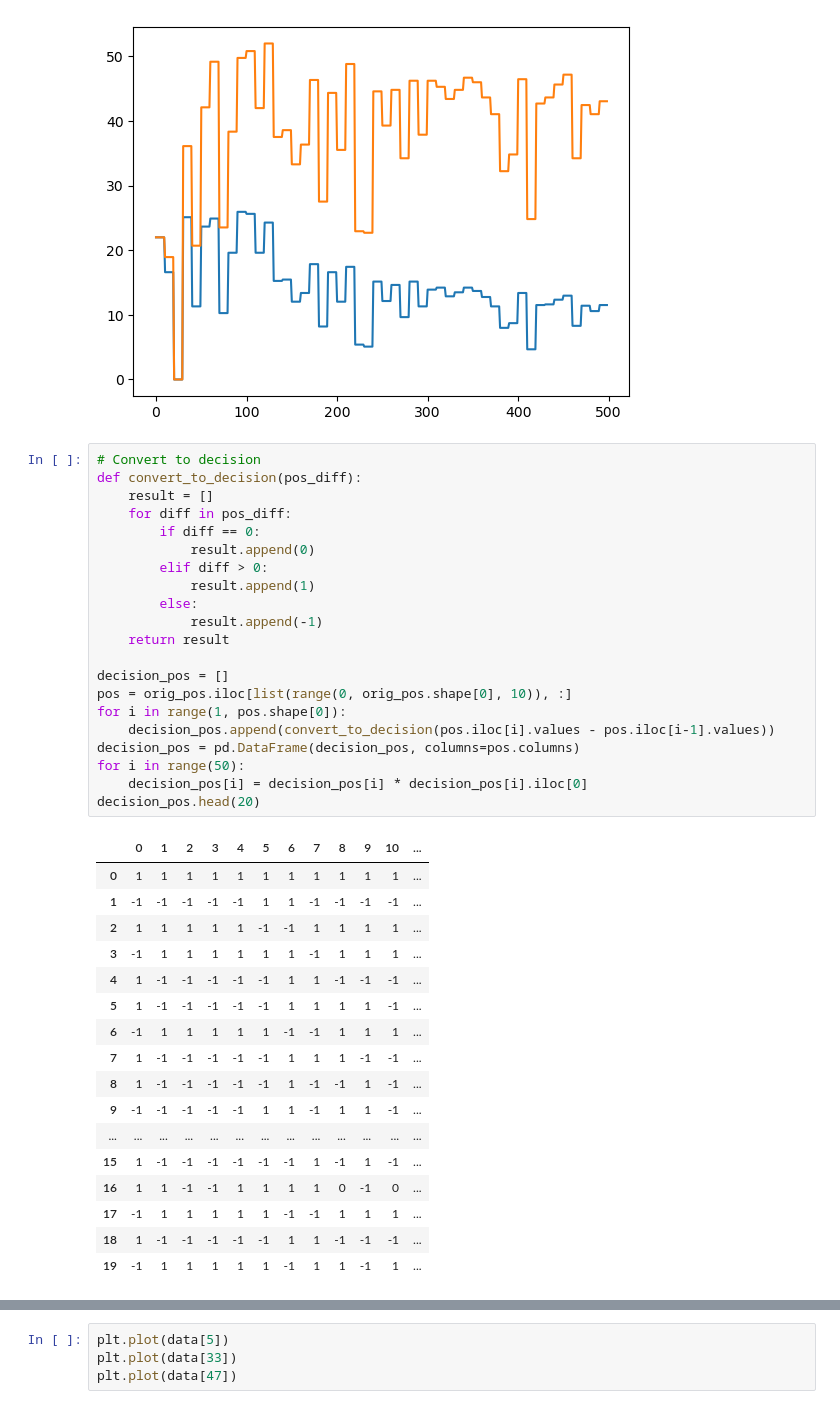
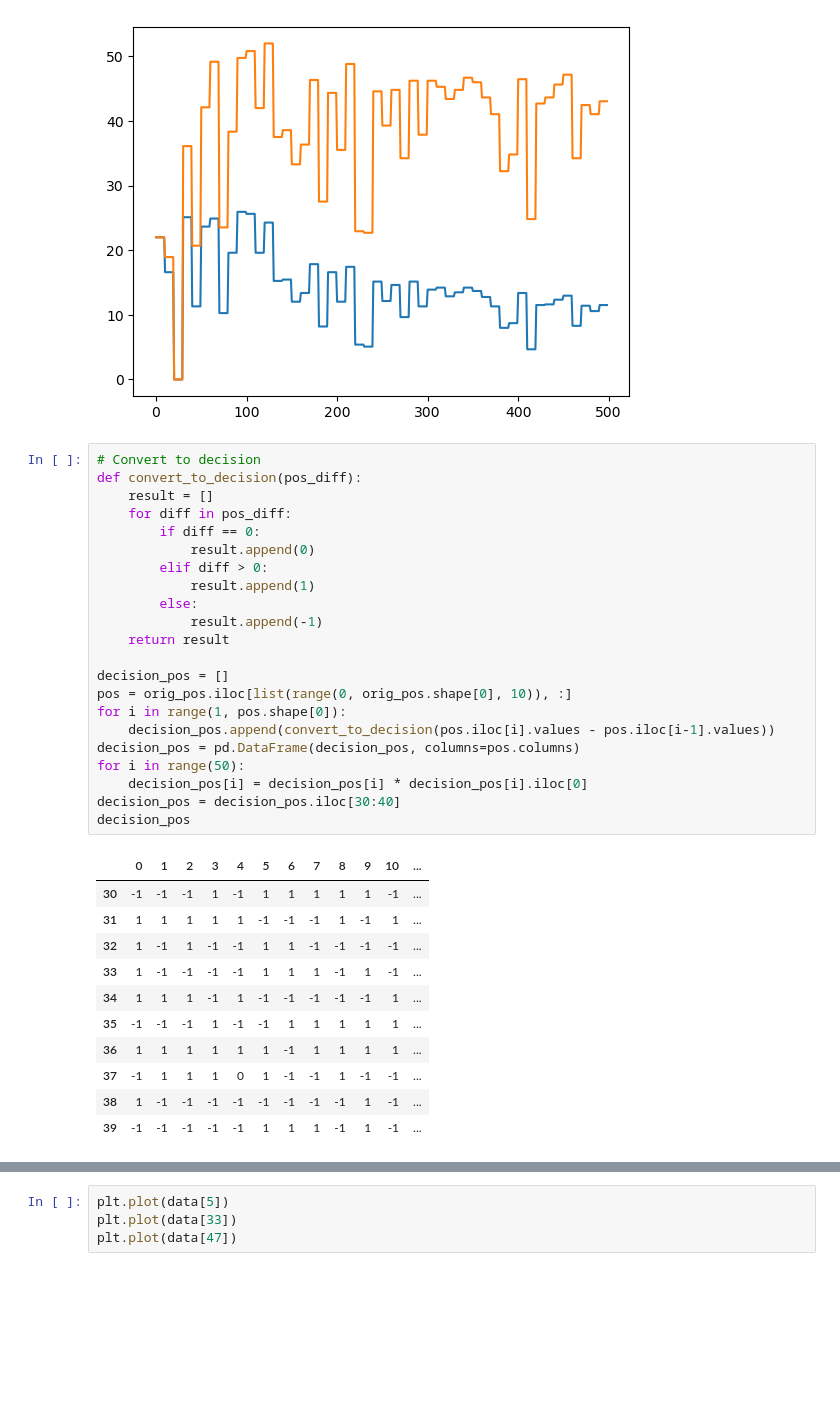
Before and after one commit to Troppydash/algothon2025, a Jupyter notebook: analysis/other.ipynb, the cells around one changed output, grey strips where cells are left out. Drawn from its saved outputs; the diff is of its cells as text; blank space fills up the shorter version.

```diff
--- a/analysis/other.ipynb
+++ b/analysis/other.ipynb
@@ -141,42 +143,37 @@ plt.plot(pos[27])
 # %%
 # Convert to decision
 def convert_to_decision(pos_diff):
     result = []
     for diff in pos_diff:
         if diff == 0:
             result.append(0)
         elif diff > 0:
             result.append(1)
         else:
             result.append(-1)
     return result
 
 decision_pos = []
 pos = orig_pos.iloc[list(range(0, orig_pos.shape[0], 10)), :]
 for i in range(1, pos.shape[0]):
     decision_pos.append(convert_to_decision(pos.iloc[i].values - pos.iloc[i-1].values))
 decision_pos = pd.DataFrame(decision_pos, columns=pos.columns)
 for i in range(50):
     decision_pos[i] = decision_pos[i] * decision_pos[i].iloc[0]
-decision_pos.head(20)
+decision_pos = decision_pos.iloc[30:40]
+decision_pos
 # %% [output]
 |  | 0 | 1 | 2 | 3 | 4 | 5 | 6 | 7 | 8 | 9 | 10 | ... |
-| 0 | 1 | 1 | 1 | 1 | 1 | 1 | 1 | 1 | 1 | 1 | 1 | ... |
-| 1 | -1 | -1 | -1 | -1 | -1 | 1 | 1 | -1 | -1 | -1 | -1 | ... |
-| 2 | 1 | 1 | 1 | 1 | 1 | -1 | -1 | 1 | 1 | 1 | 1 | ... |
-| 3 | -1 | 1 | 1 | 1 | 1 | 1 | 1 | -1 | 1 | 1 | 1 | ... |
-| 4 | 1 | -1 | -1 | -1 | -1 | -1 | 1 | 1 | -1 | -1 | -1 | ... |
-| 5 | 1 | -1 | -1 | -1 | -1 | -1 | 1 | 1 | 1 | 1 | -1 | ... |
-| 6 | -1 | 1 | 1 | 1 | 1 | 1 | -1 | -1 | 1 | 1 | 1 | ... |
-| 7 | 1 | -1 | -1 | -1 | -1 | -1 | 1 | 1 | 1 | -1 | -1 | ... |
-| 8 | 1 | -1 | -1 | -1 | -1 | -1 | 1 | -1 | -1 | 1 | -1 | ... |
-| 9 | -1 | -1 | -1 | -1 | -1 | 1 | 1 | -1 | 1 | 1 | -1 | ... |
-| ... | ... | ... | ... | ... | ... | ... | ... | ... | ... | ... | ... | ... |
-| 15 | 1 | -1 | -1 | -1 | -1 | -1 | -1 | 1 | -1 | 1 | -1 | ... |
-| 16 | 1 | 1 | -1 | -1 | 1 | 1 | 1 | 1 | 0 | -1 | 0 | ... |
-| 17 | -1 | 1 | 1 | 1 | 1 | 1 | -1 | -1 | 1 | 1 | 1 | ... |
-| 18 | 1 | -1 | -1 | -1 | -1 | -1 | 1 | 1 | -1 | -1 | -1 | ... |
-| 19 | -1 | 1 | 1 | 1 | 1 | 1 | -1 | 1 | 1 | -1 | 1 | ... |
+| 30 | -1 | -1 | -1 | 1 | -1 | 1 | 1 | 1 | 1 | 1 | -1 | ... |
+| 31 | 1 | 1 | 1 | 1 | 1 | -1 | -1 | -1 | 1 | -1 | 1 | ... |
+| 32 | 1 | -1 | 1 | -1 | -1 | 1 | 1 | -1 | -1 | -1 | -1 | ... |
+| 33 | 1 | -1 | -1 | -1 | -1 | 1 | 1 | 1 | -1 | 1 | -1 | ... |
+| 34 | 1 | 1 | 1 | -1 | 1 | -1 | -1 | -1 | -1 | -1 | 1 | ... |
+| 35 | -1 | -1 | -1 | 1 | -1 | -1 | 1 | 1 | 1 | 1 | 1 | ... |
+| 36 | 1 | 1 | 1 | 1 | 1 | 1 | -1 | 1 | 1 | 1 | 1 | ... |
+| 37 | -1 | 1 | 1 | 1 | 0 | 1 | -1 | -1 | 1 | -1 | -1 | ... |
+| 38 | 1 | -1 | -1 | -1 | -1 | -1 | -1 | -1 | -1 | 1 | -1 | ... |
+| 39 | -1 | -1 | -1 | -1 | -1 | 1 | 1 | 1 | -1 | 1 | -1 | ... |
 # %%
 groups = []
 for i in range(50):
```
Also changed, not shown: parts of 17 cells of this notebook, 5 other files.
